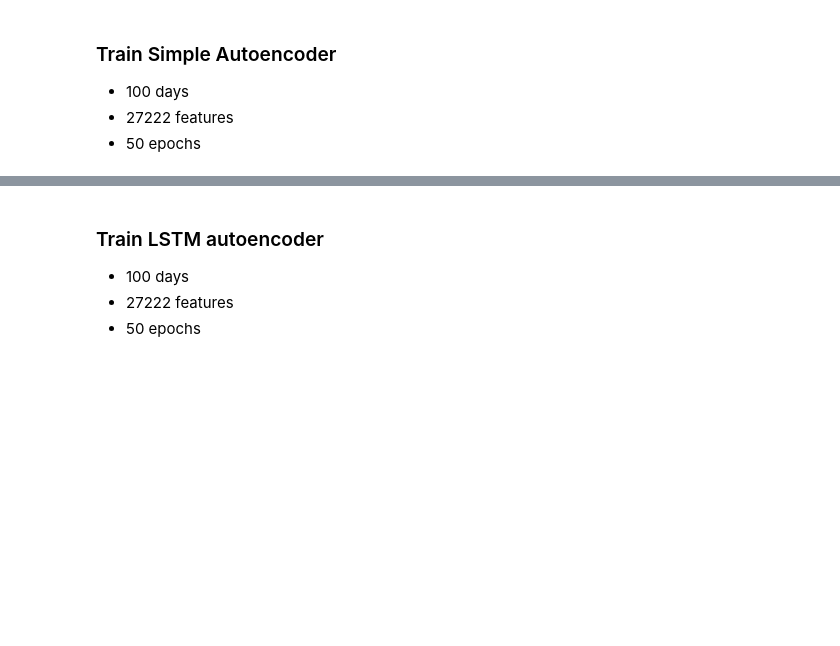
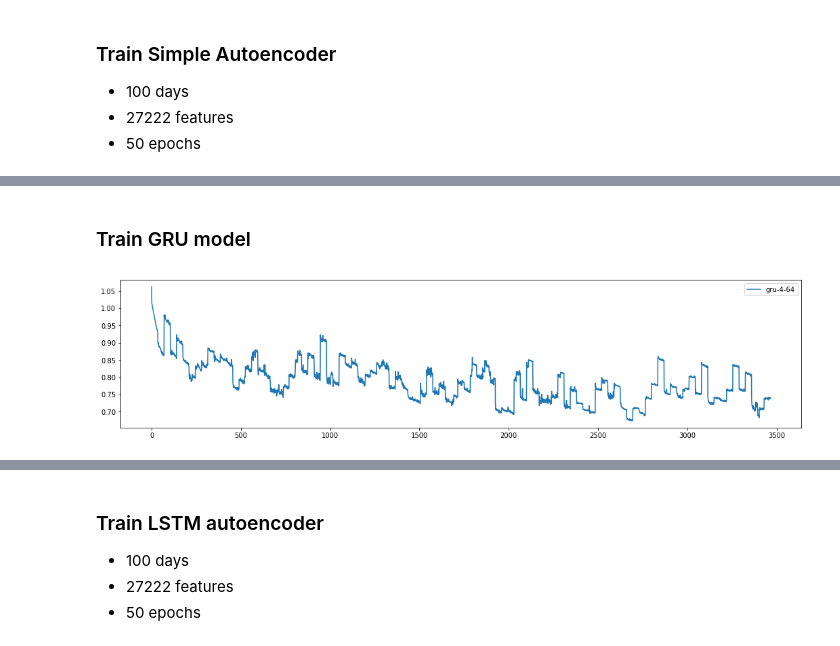
Before and after one commit to tavishcode/fyp, a Jupyter notebook: autoencoder_with_gru.ipynb, the cells around one changed output, grey strips where cells are left out. Cells and saved outputs as stored; diff of their text form; code cells hidden in the pictures; blank space fills up the shorter version.

```diff
--- a/autoencoder_with_gru.ipynb
+++ b/autoencoder_with_gru.ipynb
@@ -37,6 +42,5 @@ pred_req_sum = np.zeros(train.shape[1])
 decoded_data = np.zeros(train.shape)
 preds = np.zeros((train.shape[0], train.shape[1]))
 
-num_features = train.shape[2]
-encoding_dim = 4
+
 window = 1
@@ -79,10 +60,10 @@ def get_simple_autoencoder(num_features,encoding_dim,window):
   autoencoder.add(Dense(num_features, activation='relu'))
 #   autoencoder.summary()
 
-  input_encoder = Input(shape=(num_features,))
+  input_encoder = Input(shape=(window,num_features))
   encoder_layer = autoencoder.layers[0]
   encoder = Model(input_encoder, encoder_layer(input_encoder))
 
-  autoencoder.compile(optimizer='adam', loss='mse')
+  autoencoder.compile(optimizer='adam', loss='mae')
   return autoencoder, encoder
 # %%
@@ -126,0 +86,2 @@ encoding dimension 7
+# %% [markdown]
+### Train GRU model
@@ -126,0 +97,44 @@ encoding dimension 7
+# %%
+encoder2 = load_model('encoder-2')
+# encoder3 = load_model('encoder-3')
+# encoder4 = load_model('encoder-4')
+# encoder5 = load_model('encoder-5')
+# encoders = [encoder2,encoder3,encoder3,encoder4,encoder4,encoder5]
+encoders = [encoder2]
+input_dims = [4]
+hidden_units = [64]
+# %%
+for r,encoder in enumerate(encoders):
+    print(encoder.layers[1].output_shape)
+    encoder.summary()
+# %%
+num_days = 100
+alpha = 0.1
+for r,encoder in enumerate(encoders):
+#     print(encoder.layers[0].output_shape)
+    input_dim = input_dims[r]
+    grumodel = get_GRU(input_dim,hidden_units[r])
+    gru_error = []
+    exp_avg = 0
+    for i in range(window, num_days if num_days<train.shape[1] else train.shape[1]): # i is days
+        x_to_encode = np.copy(train[:, i - window : i, 1:]).reshape(-1, window, num_features)
+#         print(x.shape)
+        start = time.clock()
+        reqs = np.copy(train[:, i - window : i, 0]).reshape(-1,window,1)
+        encoded_x = encoder.predict(x_to_encode,verbose=0).reshape(train.shape[0],1,-1) #3/4/5
+        if exp_avg is None:
+            exp_avg = train[:, i - window : i, 0].reshape(-1,1,1)
+        else:
+            exp_avg = alpha*train[:, i - window : i, 0].reshape(-1,1,1) + (1-alpha)*exp_avg # 1
+        y = np.copy(train[:,i,0]).reshape(-1, 1)
+#         print(reqs.shape,encoded_x.shape,exp_avg.shape)
+        x = np.concatenate((reqs,encoded_x,exp_avg.reshape(-1,1,1)), axis=2).reshape(-1, 1, input_dim)
+    #     print(x.shape)
+        history = grumodel.fit(x,y,epochs=35, verbose=0)
+        gru_error += history.history['loss']
+    grumodel.save('gru-'+str(input_dim)+'-'+str(hidden_units[r]))
+    plt.plot(gru_error,label='gru-'+ str(input_dim)+'-'+str(hidden_units[r]))
+plt.legend()
+plt.show()
+# %% [output]
+[figure, added]
```
Also changed, not shown: parts of 10 cells of this notebook, 3 other files.
